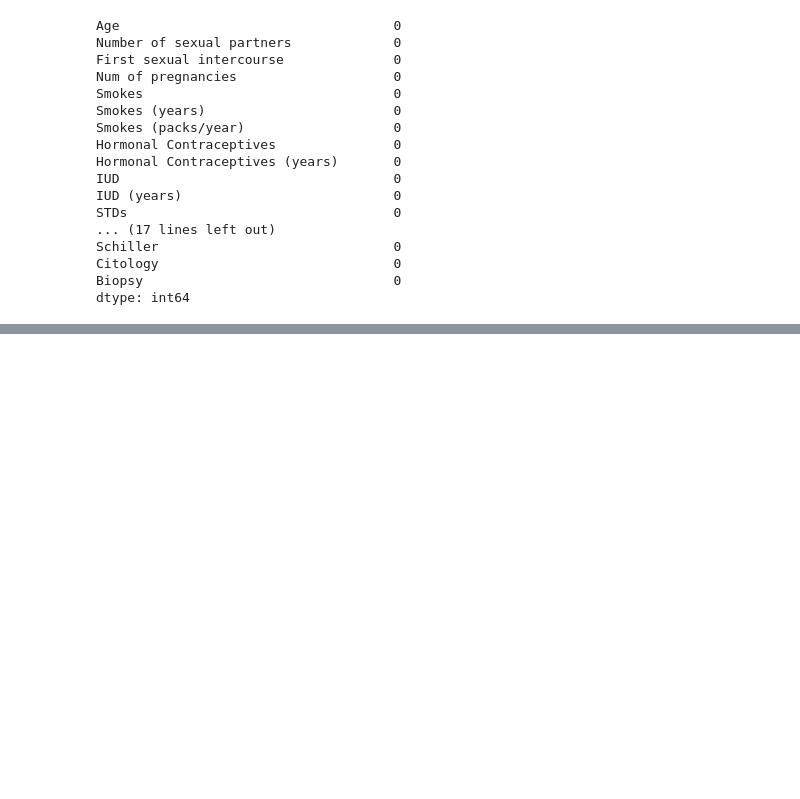
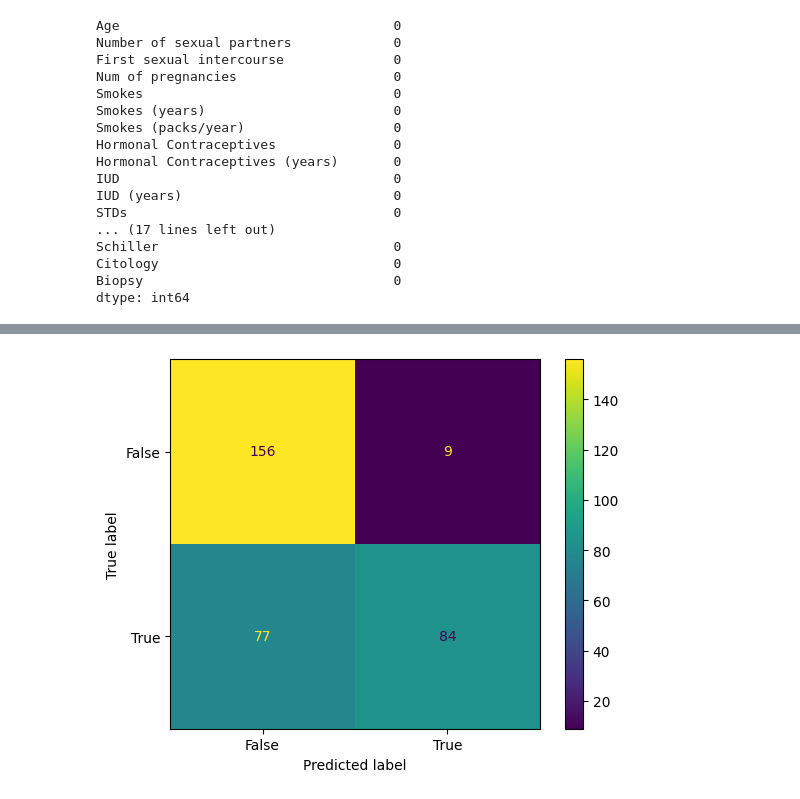
Before and after one commit to depanshu357/CS253-Assignments, a Jupyter notebook: CS253PythonAssignment.ipynb, the cells around one changed output, grey strips where cells are left out. Cells and saved outputs as stored; diff of their text form; code cells hidden in the pictures; blank space fills up the shorter version.

```diff
--- a/CS253PythonAssignment.ipynb
+++ b/CS253PythonAssignment.ipynb
@@ -298,31 +298,54 @@ dtype: int64
 from imblearn.over_sampling import SMOTE
 X = df.drop('Citology', axis=1)
 y = df['Citology']
-smote = SMOTE()
+smote = SMOTE(random_state=40)
 X_resampled, y_resampled = smote.fit_resample(X, y)
 # Split the resampled data into train and test sets
 from sklearn.model_selection import train_test_split
 from sklearn.svm import SVC
 from sklearn.neighbors import KNeighborsClassifier
 from sklearn.metrics import accuracy_score, precision_score, recall_score
+from sklearn.decomposition import PCA
 X_train, X_test, y_train, y_test = train_test_split(X_resampled, y_resampled, test_size=0.2)
+
+pca = PCA(n_components=2)
+X_train_pca = pca.fit_transform(X_train)
+
 
 # Train SVM
 svm_model = SVC()
-svm_model.fit(X_train, y_train)
+svm_model.fit(X_train_pca, y_train)
+
+X_test_pca = pca.transform(X_test)
+svm_preds = svm_model.predict(X_test_pca)
+# Train KNN
+knn_model = KNeighborsClassifier()
+knn_model.fit(X_train_pca, y_train)
+X_test_pca = pca.transform(X_test)
 
 #predictions
-svm_preds = svm_model.predict(X_test)
+knn_preds = knn_model.predict(X_test_pca)
+
 
 # Calculate accuracy, precision, and recall for SVM
 svm_accuracy = accuracy_score(y_test, svm_preds)
 svm_precision = precision_score(y_test, svm_preds)
 svm_recall = recall_score(y_test, svm_preds)
 
+# Calculate accuracy, precision, and recall for KNN
+knn_accuracy = accuracy_score(y_test, knn_preds)
+knn_precision = precision_score(y_test, knn_preds)
+knn_recall = recall_score(y_test, knn_preds)
+
 # Print the results
 print("SVM results:")
-print("Accuracy: {:.3f}".format(svm_accuracy))
-print("Precision: {:.3f}".format(svm_precision))
-print("Recall: {:.3f}".format(svm_recall))
+print("Accuracy: {:.4f}".format(svm_accuracy))
+print("Precision: {:.4f}".format(svm_precision))
+print("Recall: {:.4f}".format(svm_recall))
+print()
+print("KNN results:")
+print("Accuracy: {:.4f}".format(knn_accuracy))
+print("Precision: {:.4f}".format(knn_precision))
+print("Recall: {:.4f}".format(knn_recall))
 # %% [output]
 SVM results:
@@ -331,0 +380,9 @@ Recall: 0.700
+# %%
+from sklearn import metrics
+confusion_matrix = metrics.confusion_matrix(y_test,svm_preds)
+cm_display = metrics.ConfusionMatrixDisplay(confusion_matrix = confusion_matrix, display_labels = [False, True])
+
+cm_display.plot()
+plt.show()
+# %% [output]
+[figure, added]
```
Also changed, not shown: parts of 14 cells of this notebook.
